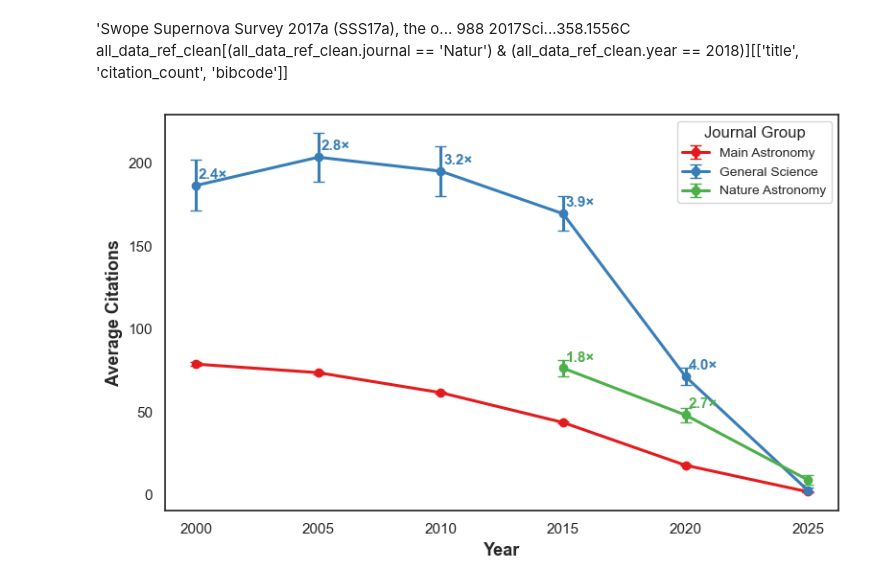
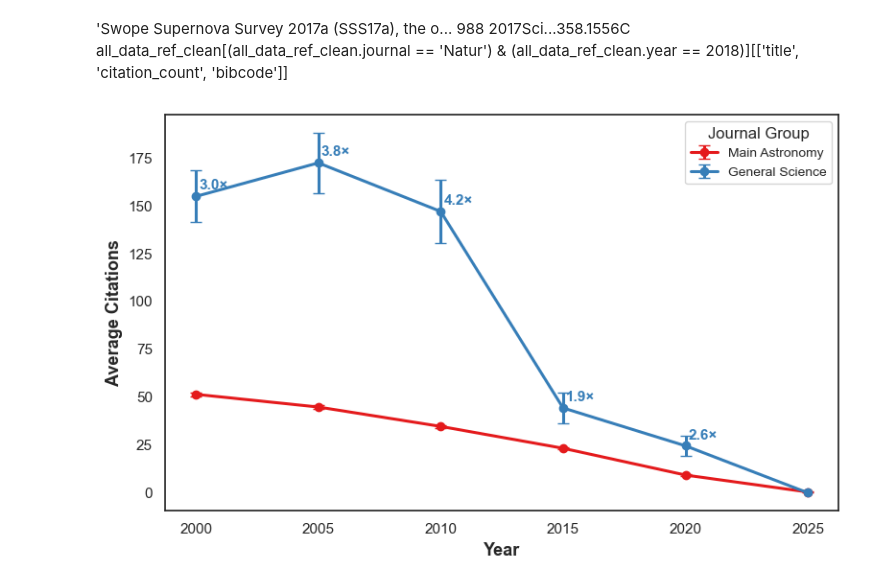
Before and after one commit to vadibekyan/ads_stats, a Jupyter notebook: astronomy_references.ipynb, the cells around one changed output. Cells and saved outputs as stored; diff of their text form; code cells hidden in the pictures.

Commit message:
Modify astronomy_references.ipynb
Added several functions to get citations,
author counts, reference coutns.

```diff
--- a/astronomy_references.ipynb
+++ b/astronomy_references.ipynb
@@ -893,3 +893,6 @@ A&A 41.8480871482298 11.647775904551963
 Sci 204.75384615384615 14.272527472527372
 Natur 155.7258064516129 11.941129032258004
 NatAs 56.6608442503639 4.388646288209657
+# %%
+all_data_ref_clean_30references = all_data_ref_clean[all_data_ref_clean.n_references < 30]
+all_data_ref_clean_30references.shape
@@ -1065,34 +1191,38 @@ def plot_avg_citations_grouped_with_ratios(df, keyword='Astronomy', x_col='year_
                     xy=(b, val[0]),
                     xytext=(13, 5),
                     textcoords='offset points',
                     fontsize=11,
                     ha='center',
                     weight = 'bold',
                     color=group_colors[other_group]
                 )
 
     plt.xlabel("Year", fontsize=13, weight='bold')
     plt.ylabel("Average Citations", fontsize=13, weight='bold')
     plt.legend(title='Journal Group', fontsize=10)
     plt.tight_layout()
-    plt.savefig(f"figures/avg_citations_grouped_with_ratios_{keyword}.png", dpi=300)
+    #plt.savefig(f"figures/avg_citations_grouped_with_ratios_{keyword}.png", dpi=300)
+    plt.savefig(f"figures/avg_citations_grouped_with_ratios_{keyword}_30references.png", dpi=300)
     plt.show()
 
 # Define the grouped journals
 journal_groups = {
     "Main Astronomy": ['ApJ', 'A&A', 'MNRAS'],
     "General Science": ['Sci', 'Natur'],
-    "Nature Astronomy": ['NatAs']
+    #"Nature Astronomy": ['NatAs']
 }
 
 # Compute grouped averages
 avg_cit_grouped_df = compute_avg_citations_grouped(
-    df=all_data_ref_clean,
+    #df=all_data_ref_clean,
+    df=all_data_ref_clean_30references,
     journal_groups=journal_groups,
     bin_size=5  # 2-year bins
 )
 
+
+
 # Plot
 plot_avg_citations_grouped_with_ratios(avg_cit_grouped_df, keyword='Astronomy')
 # %% [output]
-[figure, old version]
+[figure, new version]
```
Also changed, not shown: parts of 6 cells of this notebook, 19 other files.
